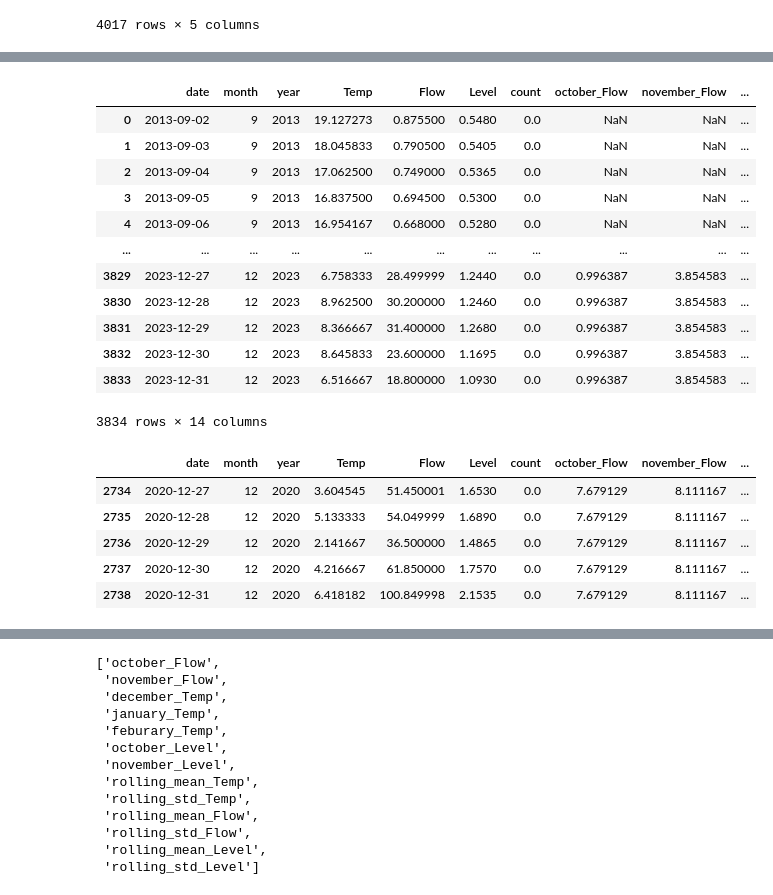
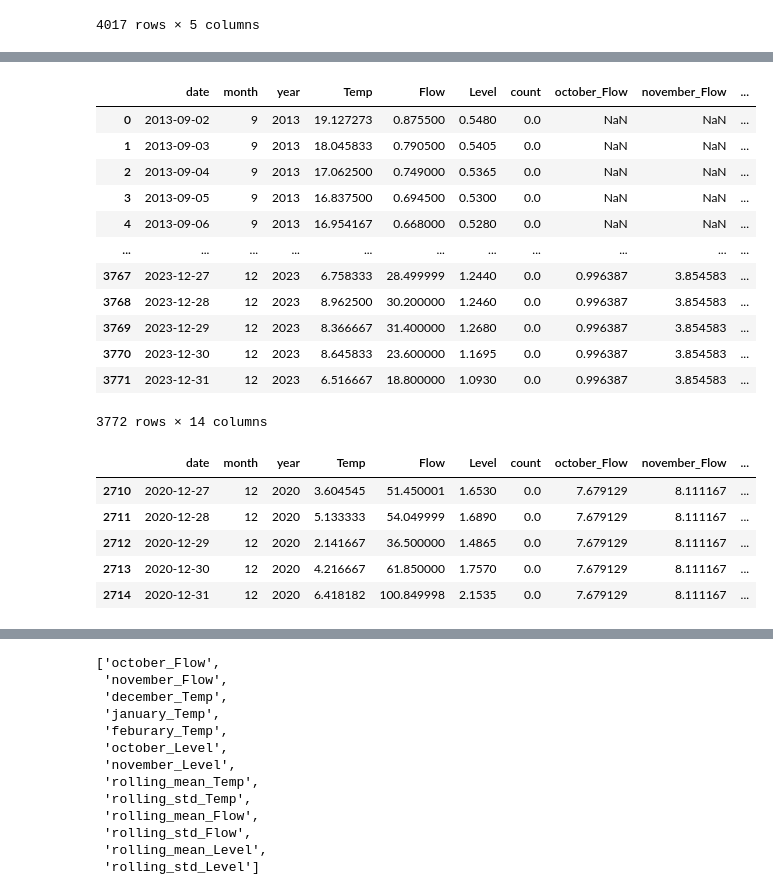
Before and after one commit to brahmwg/Bottlenecks_MDS_Capstone, a Jupyter notebook: outMigration_model/TS_with_winter.ipynb, the cells around one changed output, grey strips where cells are left out. Saved outputs shown, nothing was run; the diff lists cells and outputs as text; code cells hidden in the pictures.

```diff
--- a/outMigration_model/TS_with_winter.ipynb
+++ b/outMigration_model/TS_with_winter.ipynb
@@ -24,4 +30,6 @@ import pmdarima as pm
 # %%
-df = pd.read_csv("data/cowichan_historic.csv")
+df = pd.read_csv("data/salmon_concat.csv")
+display(df)
+df = df[["date", "count"]]
 df
 # %% [output]
@@ -40,0 +62,4 @@ df
+# %%
+df = df.groupby(["date"]).sum("count")
+df = df.reset_index()
+df
@@ -121,6 +176,6 @@ level_df_pivoted
 # %%
 comb = df.merge(temp_df[["UTC_DATE", "TEMP"]], left_on="date", right_on="UTC_DATE", how="right")
-comb = comb.drop(["date", "species"], axis=1)
+comb = comb.drop(["date"], axis=1)
 comb["count"] = comb["count"].fillna(0)
 comb = comb.rename(columns={"UTC_DATE": "date"})
 comb["date"] = pd.to_datetime(comb["date"])
@@ -208,9 +263,9 @@ new_df
 | 3 | 2013-09-05 | 9 | 2013 | 16.837500 | 0.694500 | 0.5300 | 0.0 | NaN | NaN | ... |
 | 4 | 2013-09-06 | 9 | 2013 | 16.954167 | 0.668000 | 0.5280 | 0.0 | NaN | NaN | ... |
 | ... | ... | ... | ... | ... | ... | ... | ... | ... | ... | ... |
-| 3829 | 2023-12-27 | 12 | 2023 | 6.758333 | 28.499999 | 1.2440 | 0.0 | 0.996387 | 3.854583 | ... |
-| 3830 | 2023-12-28 | 12 | 2023 | 8.962500 | 30.200000 | 1.2460 | 0.0 | 0.996387 | 3.854583 | ... |
-| 3831 | 2023-12-29 | 12 | 2023 | 8.366667 | 31.400000 | 1.2680 | 0.0 | 0.996387 | 3.854583 | ... |
-| 3832 | 2023-12-30 | 12 | 2023 | 8.645833 | 23.600000 | 1.1695 | 0.0 | 0.996387 | 3.854583 | ... |
-| 3833 | 2023-12-31 | 12 | 2023 | 6.516667 | 18.800000 | 1.0930 | 0.0 | 0.996387 | 3.854583 | ... |
+| 3767 | 2023-12-27 | 12 | 2023 | 6.758333 | 28.499999 | 1.2440 | 0.0 | 0.996387 | 3.854583 | ... |
+| 3768 | 2023-12-28 | 12 | 2023 | 8.962500 | 30.200000 | 1.2460 | 0.0 | 0.996387 | 3.854583 | ... |
+| 3769 | 2023-12-29 | 12 | 2023 | 8.366667 | 31.400000 | 1.2680 | 0.0 | 0.996387 | 3.854583 | ... |
+| 3770 | 2023-12-30 | 12 | 2023 | 8.645833 | 23.600000 | 1.1695 | 0.0 | 0.996387 | 3.854583 | ... |
+| 3771 | 2023-12-31 | 12 | 2023 | 6.516667 | 18.800000 | 1.0930 | 0.0 | 0.996387 | 3.854583 | ... |
-3834 rows × 14 columns
+3772 rows × 14 columns
@@ -217,13 +274,13 @@ new_df
 # %%
-new_df = new_df[(new_df["year"] > 2015) & (new_df["year"] <= 2020)]
+new_df = new_df[(new_df["year"] > 2015) & (new_df["year"] <= 2024)]
 new_df.tail(5)
 # %% [output]
 |  | date | month | year | Temp | Flow | Level | count | october_Flow | november_Flow | ... |
-| 2734 | 2020-12-27 | 12 | 2020 | 3.604545 | 51.450001 | 1.6530 | 0.0 | 7.679129 | 8.111167 | ... |
-| 2735 | 2020-12-28 | 12 | 2020 | 5.133333 | 54.049999 | 1.6890 | 0.0 | 7.679129 | 8.111167 | ... |
-| 2736 | 2020-12-29 | 12 | 2020 | 2.141667 | 36.500000 | 1.4865 | 0.0 | 7.679129 | 8.111167 | ... |
-| 2737 | 2020-12-30 | 12 | 2020 | 4.216667 | 61.850000 | 1.7570 | 0.0 | 7.679129 | 8.111167 | ... |
-| 2738 | 2020-12-31 | 12 | 2020 | 6.418182 | 100.849998 | 2.1535 | 0.0 | 7.679129 | 8.111167 | ... |
+| 2710 | 2020-12-27 | 12 | 2020 | 3.604545 | 51.450001 | 1.6530 | 0.0 | 7.679129 | 8.111167 | ... |
+| 2711 | 2020-12-28 | 12 | 2020 | 5.133333 | 54.049999 | 1.6890 | 0.0 | 7.679129 | 8.111167 | ... |
+| 2712 | 2020-12-29 | 12 | 2020 | 2.141667 | 36.500000 | 1.4865 | 0.0 | 7.679129 | 8.111167 | ... |
+| 2713 | 2020-12-30 | 12 | 2020 | 4.216667 | 61.850000 | 1.7570 | 0.0 | 7.679129 | 8.111167 | ... |
+| 2714 | 2020-12-31 | 12 | 2020 | 6.418182 | 100.849998 | 2.1535 | 0.0 | 7.679129 | 8.111167 | ... |
 # %%
 def rolling_temp(df, variables, windows):
       for variable in variables:
```
Also changed, not shown: parts of 22 cells of this notebook, 2 other files.
